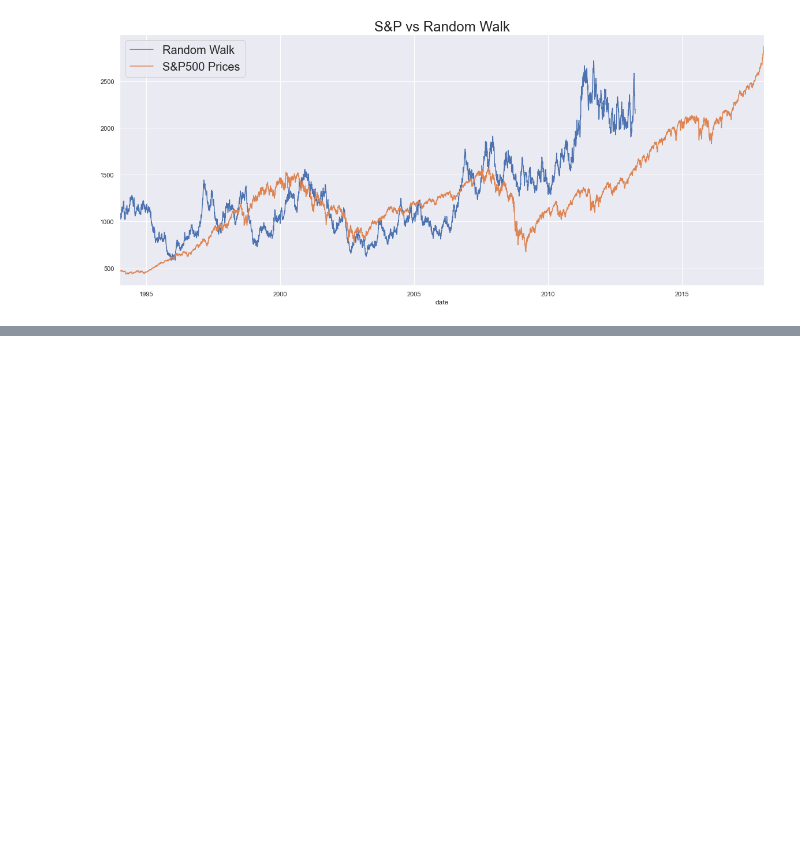
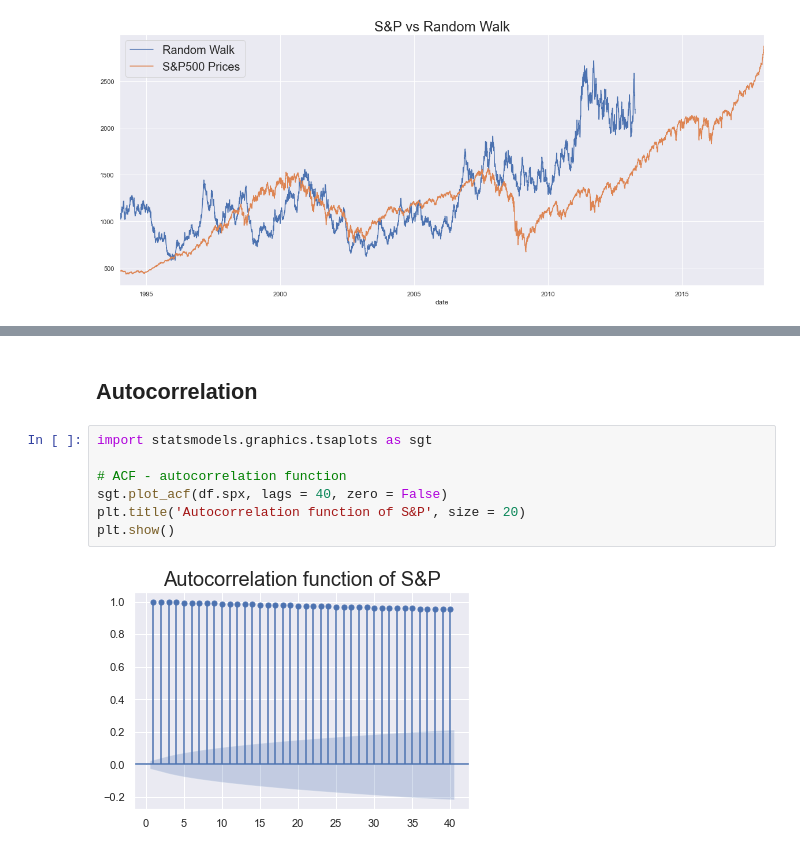
Before and after one commit to mz2300/365-Data-Science, a Jupyter notebook: 365_Time Series Analysis/Simple Time-Series Data.ipynb, the cells around one changed output, grey strips where cells are left out. Cells and saved outputs as stored; diff of their text form; blank space fills up the shorter version.

```diff
--- a/365_Time Series Analysis/Simple Time-Series Data.ipynb
+++ b/365_Time Series Analysis/Simple Time-Series Data.ipynb
@@ -241,0 +300,11 @@ plt.show()
+# %% [markdown]
+## Autocorrelation
+# %%
+import statsmodels.graphics.tsaplots as sgt
+
+# ACF - autocorrelation function
+sgt.plot_acf(df.spx, lags = 40, zero = False)
+plt.title('Autocorrelation function of S&P', size = 20)
+plt.show()
+# %% [output]
+[figure, added]
```
Also changed, not shown: parts of 13 cells of this notebook.
